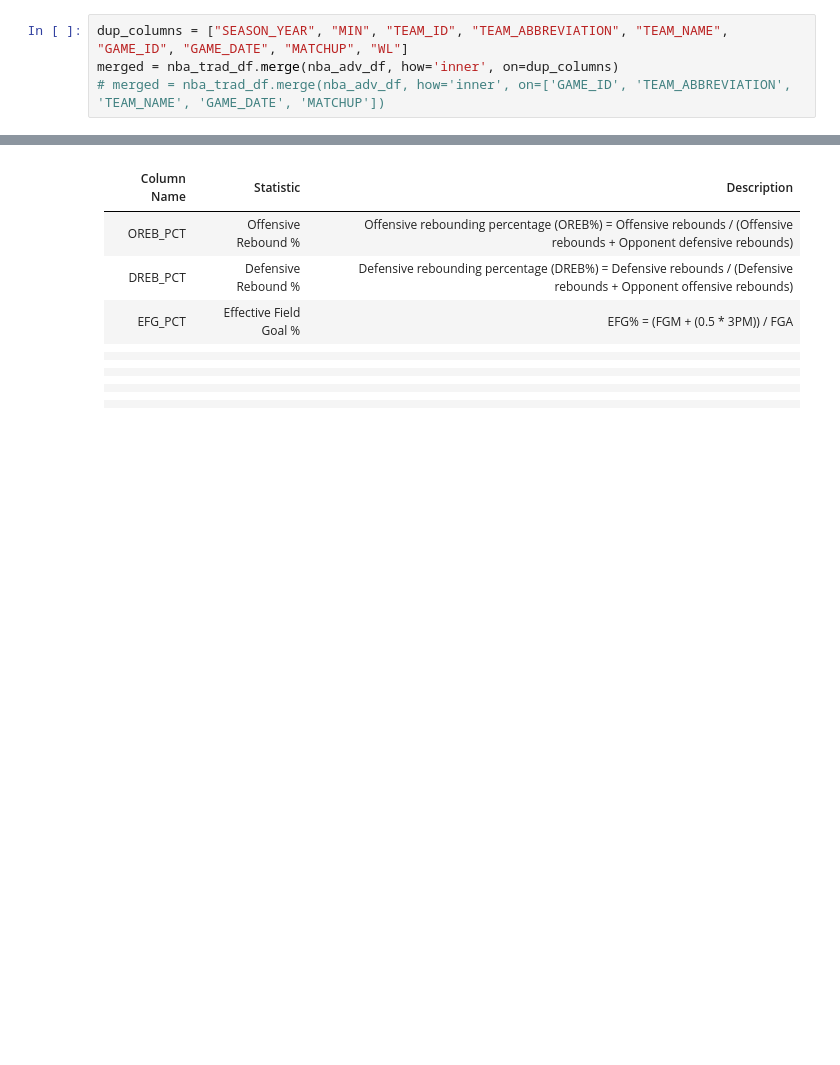
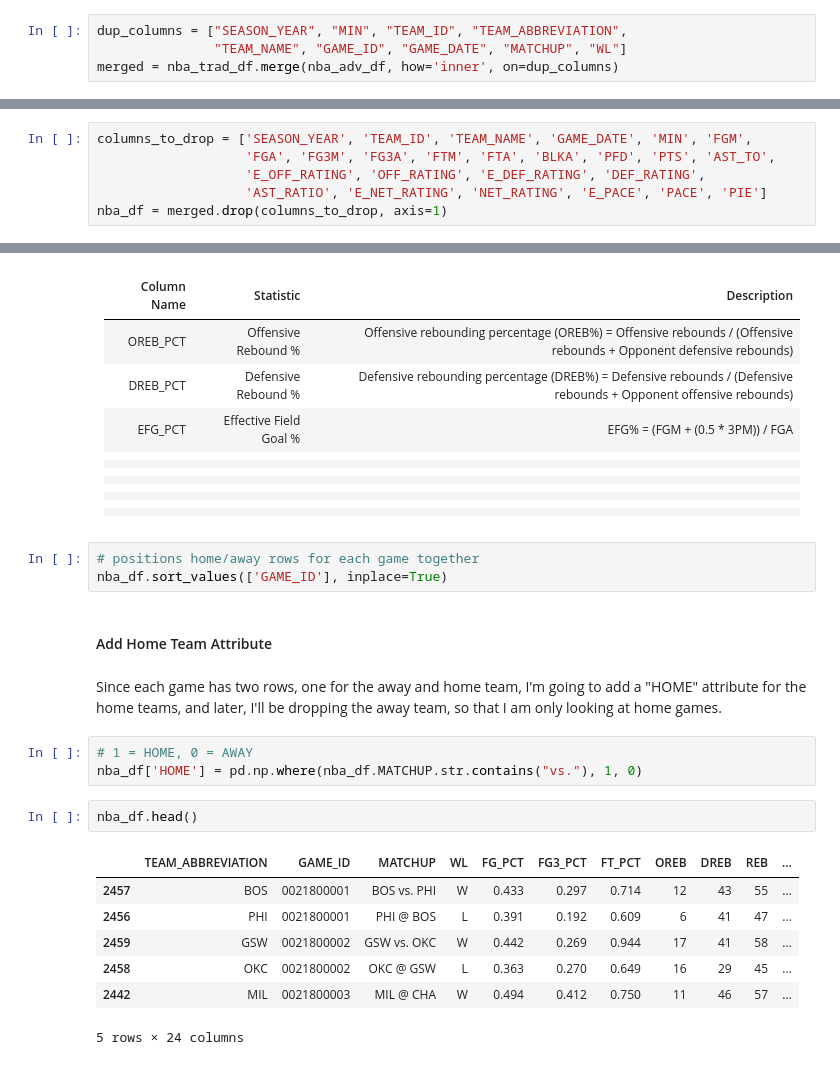
Before and after one commit to whitcrrd/mod03_project, a Jupyter notebook: api.ipynb, the cells around one changed output, grey strips where cells are left out. Saved outputs shown, nothing was run; the diff lists cells and outputs as text; blank space fills up the shorter version.

```diff
--- a/api.ipynb
+++ b/api.ipynb
@@ -185,9 +100,9 @@ The preliminary list of matching columns is:
     - MATCHUP
     - WL
 # %%
-dup_columns = ["SEASON_YEAR", "MIN", "TEAM_ID", "TEAM_ABBREVIATION", "TEAM_NAME", "GAME_ID", "GAME_DATE", "MATCHUP", "WL"]
+dup_columns = ["SEASON_YEAR", "MIN", "TEAM_ID", "TEAM_ABBREVIATION",
+               "TEAM_NAME", "GAME_ID", "GAME_DATE", "MATCHUP", "WL"]
 merged = nba_trad_df.merge(nba_adv_df, how='inner', on=dup_columns)
-# merged = nba_trad_df.merge(nba_adv_df, how='inner', on=['GAME_ID', 'TEAM_ABBREVIATION', 'TEAM_NAME', 'GAME_DATE', 'MATCHUP'])
 # %%
 merged.head(15)
 # %% [output]
@@ -211 +130,7 @@ merged.head(15)
+# %%
+columns_to_drop = ['SEASON_YEAR', 'TEAM_ID', 'TEAM_NAME', 'GAME_DATE', 'MIN', 'FGM',
+                   'FGA', 'FG3M', 'FG3A', 'FTM', 'FTA', 'BLKA', 'PFD', 'PTS', 'AST_TO',
+                   'E_OFF_RATING', 'OFF_RATING', 'E_DEF_RATING', 'DEF_RATING',
+                   'AST_RATIO', 'E_NET_RATING', 'NET_RATING', 'E_PACE', 'PACE', 'PIE']
+nba_df = merged.drop(columns_to_drop, axis=1)
 # %%
@@ -305,3 +237,23 @@ PIE
         </tr>
     </tbody>
 </table>
+# %%
+# positions home/away rows for each game together
+nba_df.sort_values(['GAME_ID'], inplace=True)
+# %% [markdown]
+#### Add Home Team Attribute
+# %% [markdown]
+Since each game has two rows, one for the away and home team, I'm going to add a "HOME" attribute for the home teams, and later, I'll be dropping the away team, so that I am only looking at home games.
+# %%
+# 1 = HOME, 0 = AWAY
+nba_df['HOME'] = pd.np.where(nba_df.MATCHUP.str.contains("vs."), 1, 0)
+# %%
+nba_df.head()
+# %% [output]
+|  | TEAM_ABBREVIATION | GAME_ID | MATCHUP | WL | FG_PCT | FG3_PCT | FT_PCT | OREB | DREB | REB | ... |
+| 2457 | BOS | 0021800001 | BOS vs. PHI | W | 0.433 | 0.297 | 0.714 | 12 | 43 | 55 | ... |
+| 2456 | PHI | 0021800001 | PHI @ BOS | L | 0.391 | 0.192 | 0.609 | 6 | 41 | 47 | ... |
+| 2459 | GSW | 0021800002 | GSW vs. OKC | W | 0.442 | 0.269 | 0.944 | 17 | 41 | 58 | ... |
+| 2458 | OKC | 0021800002 | OKC @ GSW | L | 0.363 | 0.270 | 0.649 | 16 | 29 | 45 | ... |
+| 2442 | MIL | 0021800003 | MIL @ CHA | W | 0.494 | 0.412 | 0.750 | 11 | 46 | 57 | ... |
+5 rows × 24 columns
```
Also changed, not shown: parts of 29 cells of this notebook.
